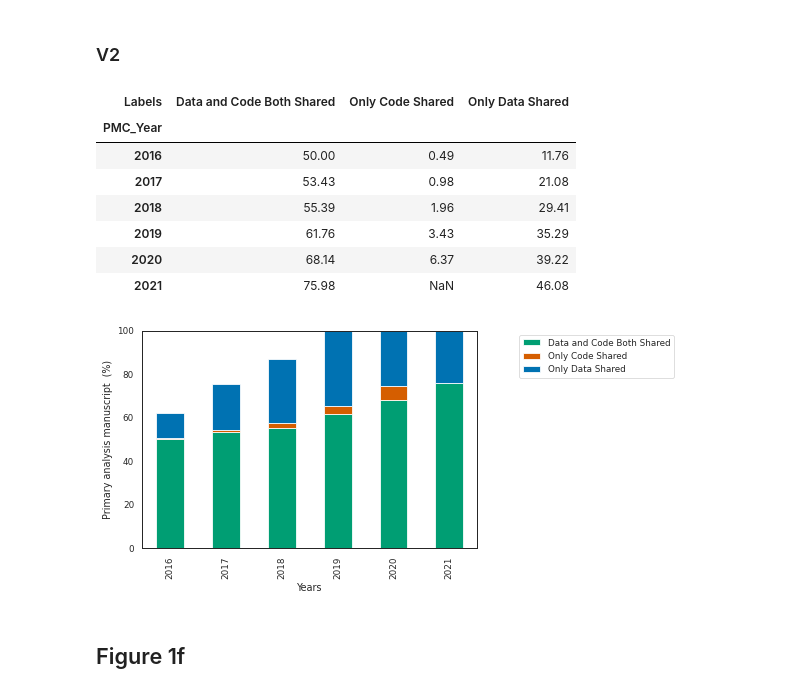
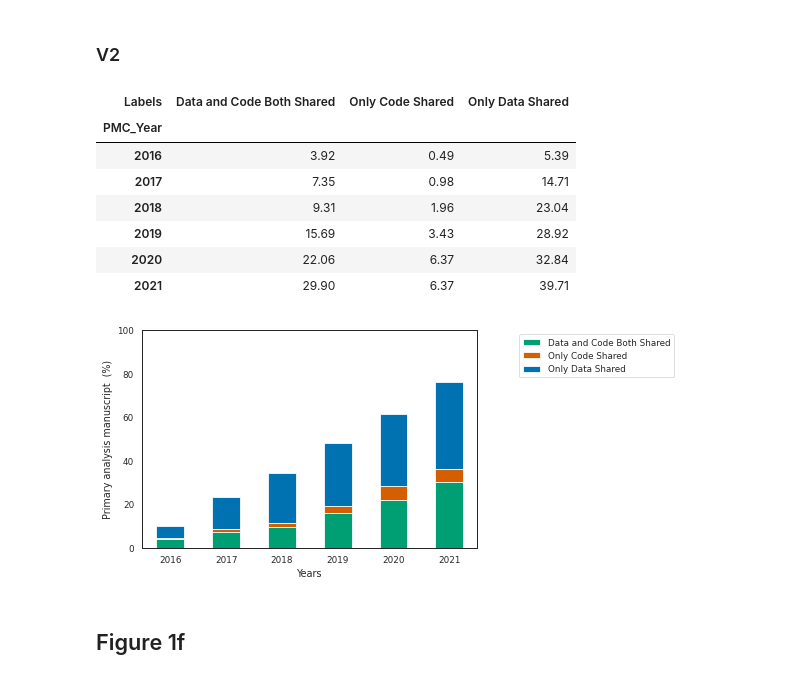
Before and after one commit to Mangul-Lab-USC/code-availability, a Jupyter notebook: notebooks/Figures.ipynb, the cells around one changed output. Saved outputs shown, nothing was run; the diff lists cells and outputs as text; code cells hidden in the pictures.

Commit message:
updated figures

```diff
--- a/notebooks/Figures.ipynb
+++ b/notebooks/Figures.ipynb
@@ -452,9 +452,9 @@ df_temp=df_temp[~((df_temp['Data availability (yes/no)']=='no') & (df_temp['Code
 df_temp=df_temp[~(df_temp['Secondary analysis']=='yes')]
 #create percentage column
 df_temp['Percent Increase'] = (df_temp['Counts']/204) * 100
-df_temp['Cumulative Percent Increase']=df_temp['Percent Increase'].cumsum()
+#df_temp['Cumulative Percent Increase']=df_temp['Percent Increase'].cumsum()
 #df_temp['Percentage']=df_temp['Percentage'].round(2)
-df_temp['Cumulative Percent Increase']=df_temp['Cumulative Percent Increase'].round(2)
+#df_temp['Cumulative Percent Increase']=df_temp['Cumulative Percent Increase'].round(2)
 #Create labels column
 df_temp['Labels']='Unknown'
 df_temp.loc[(df_temp['Data availability (yes/no)'] == 'yes') & (df_temp['Code availability (Yes/No)']=='yes'), 'Labels'] = 'Data and Code Both Shared'
@@ -498,31 +484,38 @@ plt.show()
 # %% [markdown]
 ### V2
 # %%
-df_stacked = df_temp[['Labels', 'Cumulative Percent Increase', 'PMC_Year']]
-df_stacked=df_stacked.pivot(index='PMC_Year',columns='Labels', values='Cumulative Percent Increase')
+df_stacked = df_temp[['Labels', 'Percent Increase', 'PMC_Year']]
+df_stacked=df_stacked.pivot(index='PMC_Year',columns='Labels', values='Percent Increase')
+df_stacked=df_stacked.fillna(0)
+df_stacked['Data and Code Both Shared']=df_stacked['Data and Code Both Shared'].cumsum()
+df_stacked['Data and Code Both Shared']=df_stacked['Data and Code Both Shared'].round(2)
+df_stacked['Only Code Shared']=df_stacked['Only Code Shared'].cumsum()
+df_stacked['Only Code Shared']=df_stacked['Only Code Shared'].round(2)
+df_stacked['Only Data Shared']=df_stacked['Only Data Shared'].cumsum()
+df_stacked['Only Data Shared']=df_stacked['Only Data Shared'].round(2)
 df_stacked
 # %% [output]
 | Labels | Data and Code Both Shared | Only Code Shared | Only Data Shared |
 | PMC_Year |  |  |  |
-| 2016 | 50.00 | 0.49 | 11.76 |
-| 2017 | 53.43 | 0.98 | 21.08 |
-| 2018 | 55.39 | 1.96 | 29.41 |
-| 2019 | 61.76 | 3.43 | 35.29 |
-| 2020 | 68.14 | 6.37 | 39.22 |
-| 2021 | 75.98 | NaN | 46.08 |
+| 2016 | 3.92 | 0.49 | 5.39 |
+| 2017 | 7.35 | 0.98 | 14.71 |
+| 2018 | 9.31 | 1.96 | 23.04 |
+| 2019 | 15.69 | 3.43 | 28.92 |
+| 2020 | 22.06 | 6.37 | 32.84 |
+| 2021 | 29.90 | 6.37 | 39.71 |
 # %%
 sns.set_style("white")
 sns.set_context("paper",font_scale=1)
 # create stacked bar chart for monthly temperatures
-df_stacked.plot(kind='bar', stacked=True,color=['#009E73','#D55E00','#0072B2'])
+df_stacked.plot(kind='bar', stacked=True,color=['#009E73','#D55E00','#0072B2'], rot=0)
 plt.ylim([0, 100])
 # labels for x & y axis
 plt.xlabel("Years")
 plt.ylabel("Primary analysis manuscript  (%)")
 plt.legend(loc='upper right', bbox_to_anchor=(1.6, 1))
 plt.show()
 # %% [output]
-[figure, old version]
+[figure, new version]
 # %% [markdown]
 ## Figure 1f
 # %% [markdown]
```
Also changed, not shown: parts of 6 cells of this notebook, 3 other files.
